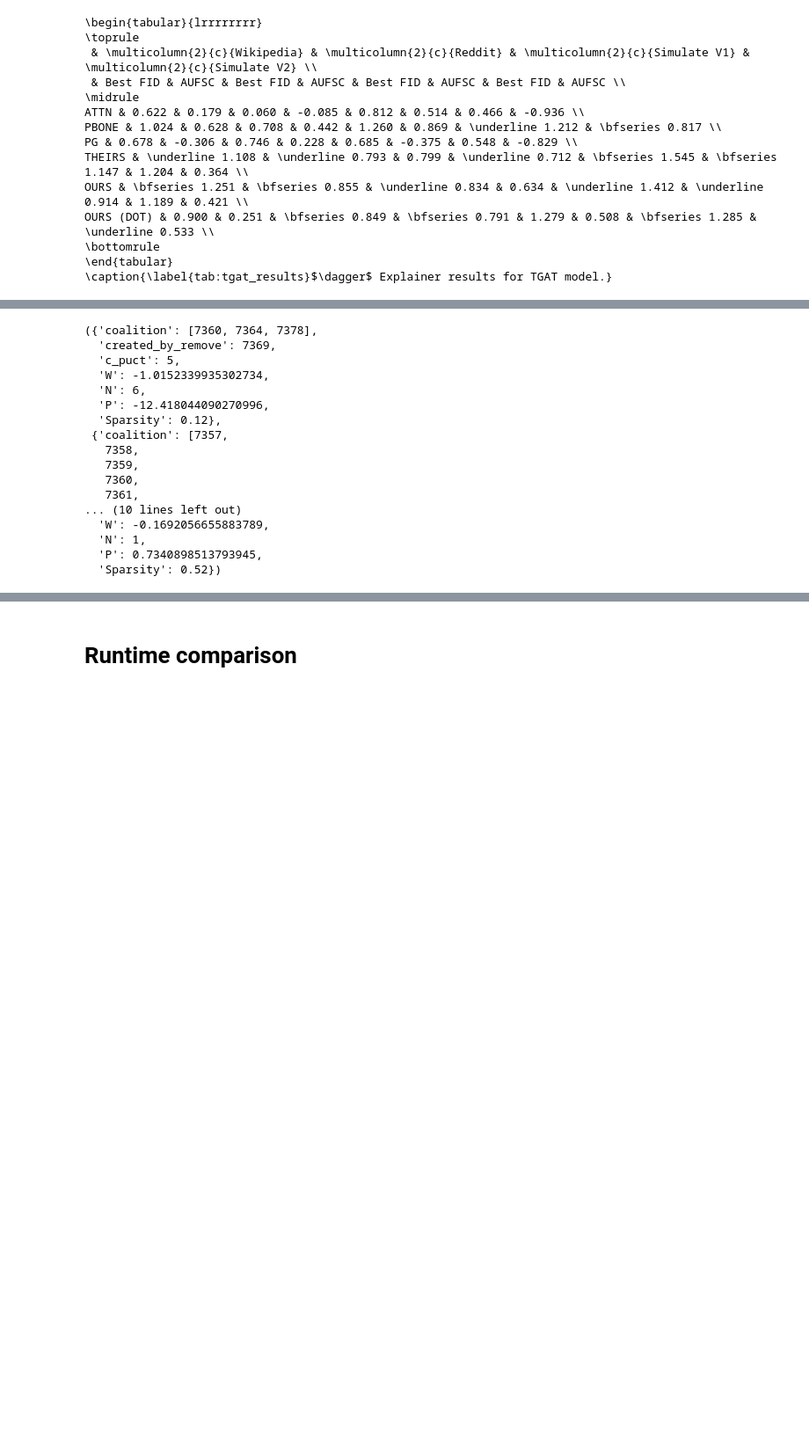
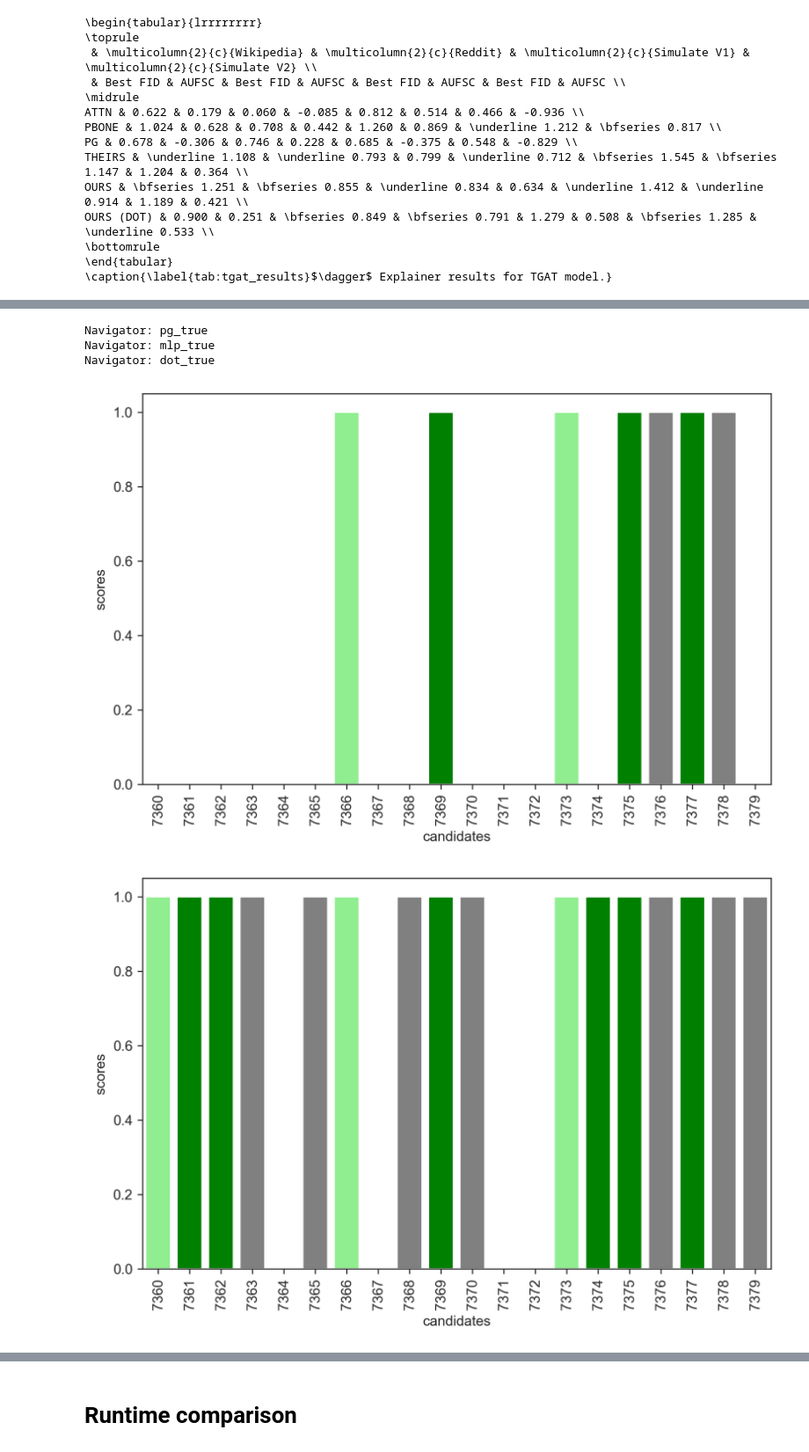
Before and after one commit to m-krastev/fact8-temporal-graph, a Jupyter notebook: notebooks/results_processing.ipynb, the cells around one changed output, grey strips where cells are left out. Shown at 88% size. Drawn from its saved outputs; the diff is of its cells as text; code cells hidden in the pictures; blank space fills up the shorter version.

Commit message:
added section for the case study of simulated datasets

```diff
--- a/notebooks/results_processing.ipynb
+++ b/notebooks/results_processing.ipynb
@@ -677,23 +678,52 @@ OURS (DOT) & 0.900 & 0.251 & \bfseries 0.849 & \bfseries 0.791 & 1.279 & 0.508 &
-# %%
-mcts_node_info = sorted(mcts_path.glob("*simulate_v1_73*"))[-1]
-node_info = torch.load(mcts_node_info)
-node_info = node_info["saved_MCTSInfo_list"]  # there is only one key in the dict
-node_info[0], node_info[-1]
-# %% [output]
-({'coalition': [7360, 7364, 7378],
-  'created_by_remove': 7369,
-  'c_puct': 5,
-  'W': -1.0152339935302734,
-  'N': 6,
-  'P': -12.418044090270996,
-  'Sparsity': 0.12},
- {'coalition': [7357,
-   7358,
-   7359,
-   7360,
-   7361,
-... (10 lines left out)
-  'W': -0.1692056655883789,
-  'N': 1,
-  'P': 0.7340898513793945,
-  'Sparsity': 0.52})
+# %%
+model = "tgat"
+threshold = 20
+relevancy = [0]*abs(threshold-20)+[1,2, 2, 0, 0, 0, 1, 0, 0, 2, 0, 0, 0, 1, 2, 2, 0, 2, 0, 0]
+def get_color(c):
+    match c:
+        case 0:
+            return "grey"
+        case 1:
+            return "lightgreen"
+        case 2:
+            return "green"
+        case -1:
+            return "lightcoral" #dont ask
+        case -2:
+            return "indianred"
+        case _:
+            return "white"
+colors = [get_color(c) for c in relevancy]
+xaxis = range(7380 - threshold, 7380)
+
+for navigator in ["pg_true", "mlp_true", "dot_true"]:
+    print("Navigator:", navigator)
+    mcts_node_info = next(mcts_path.glob(f"{model}*simulate_v1_7380*{navigator}*{threshold}*"), None)
+    if mcts_node_info is None:
+        print("No mcts node info found")
+        continue
+    # mcts_node_info
+    node_info = torch.load(mcts_node_info)
+    node_info = node_info["saved_MCTSInfo_list"]  # there is only one key in the dict
+
+    best_expansion = max(node_info, key=lambda x: x["P"])
+
+    plt.figure(figsize=(8, 5))
+    plt.tight_layout()
+    sns.set_style("ticks")
+    plt.bar(
+        xaxis, [1 if x in best_expansion["coalition"] else 0 for x in xaxis], color=colors
+    )
+
+    plt.xlim(7380 - threshold-0.5, 7379+0.5)
+    plt.xlabel('candidates')
+    plt.ylabel('scores')
+    plt.xticks(xaxis, rotation=90)
+    plt.savefig(f"plots/simulated_1_7380_{model}_mcts_{navigator}_th{threshold}.png", bbox_inches='tight')
+# Rotate the ticks 45 degrees
+# %% [output]
+Navigator: pg_true
+Navigator: mlp_true
+Navigator: dot_true
+[figure, added]
+[figure, added]
```
Also changed, not shown: parts of 3 cells of this notebook, 7 other files.
